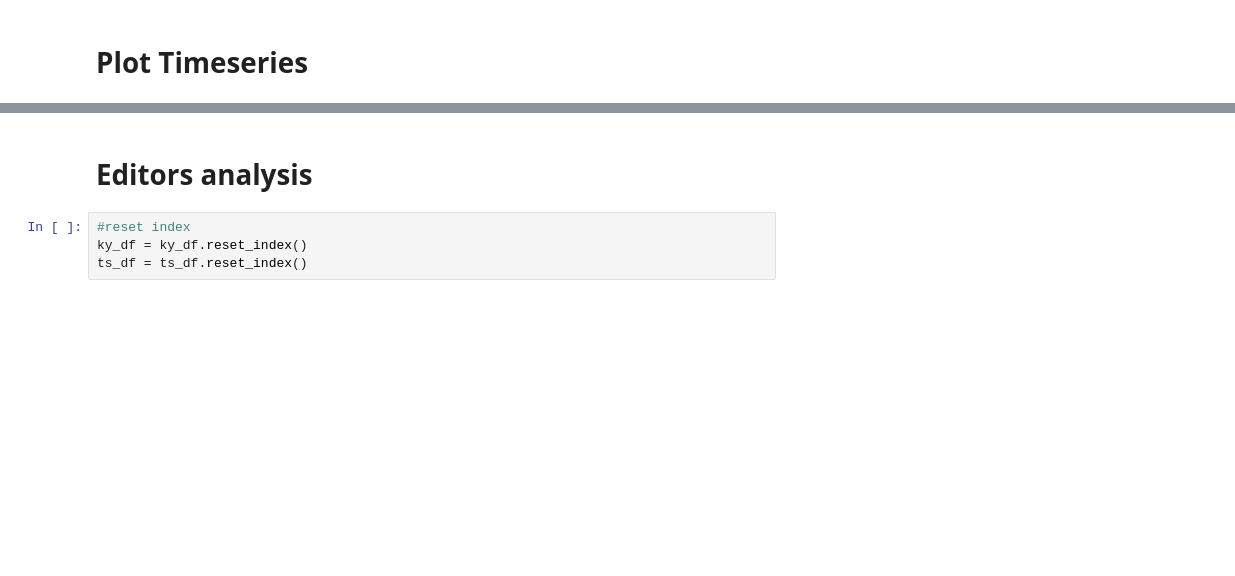
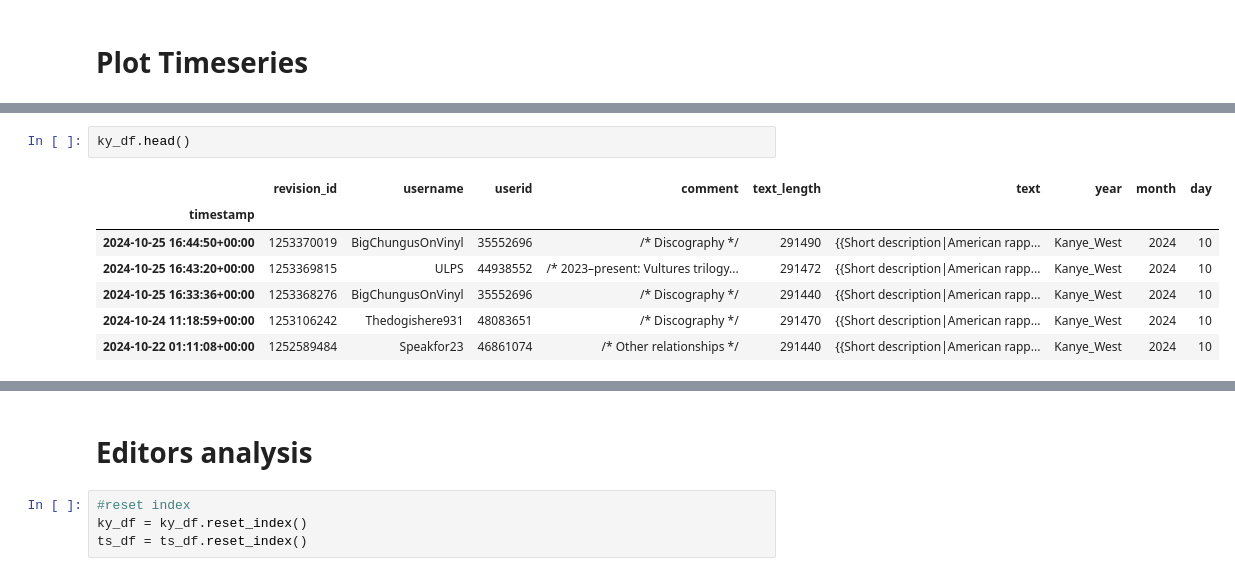
Before and after one commit to yingslim/oii-wikipedia-analysis, a Jupyter notebook: scripts/data_analysis/data_analysis.ipynb, the cells around one changed output, grey strips where cells are left out. Drawn from its saved outputs; the diff is of its cells as text; blank space fills up the shorter version.

```diff
--- a/scripts/data_analysis/data_analysis.ipynb
+++ b/scripts/data_analysis/data_analysis.ipynb
@@ -324,0 +108,10 @@ fig.show()
+# %%
+ky_df.head()
+# %% [output]
+|  | revision_id | username | userid | comment | text_length | text | year | month | day |
+| timestamp |  |  |  |  |  |  |  |  |  |
+| 2024-10-25 16:44:50+00:00 | 1253370019 | BigChungusOnVinyl | 35552696 | /* Discography */ | 291490 | {{Short description|American rapp... | Kanye_West | 2024 | 10 |
+| 2024-10-25 16:43:20+00:00 | 1253369815 | ULPS | 44938552 | /* 2023–present: Vultures trilogy... | 291472 | {{Short description|American rapp... | Kanye_West | 2024 | 10 |
+| 2024-10-25 16:33:36+00:00 | 1253368276 | BigChungusOnVinyl | 35552696 | /* Discography */ | 291440 | {{Short description|American rapp... | Kanye_West | 2024 | 10 |
+| 2024-10-24 11:18:59+00:00 | 1253106242 | Thedogishere931 | 48083651 | /* Discography */ | 291470 | {{Short description|American rapp... | Kanye_West | 2024 | 10 |
+| 2024-10-22 01:11:08+00:00 | 1252589484 | Speakfor23 | 46861074 | /* Other relationships */ | 291440 | {{Short description|American rapp... | Kanye_West | 2024 | 10 |
```
Also changed, not shown: parts of 34 cells of this notebook, 12 other files.
